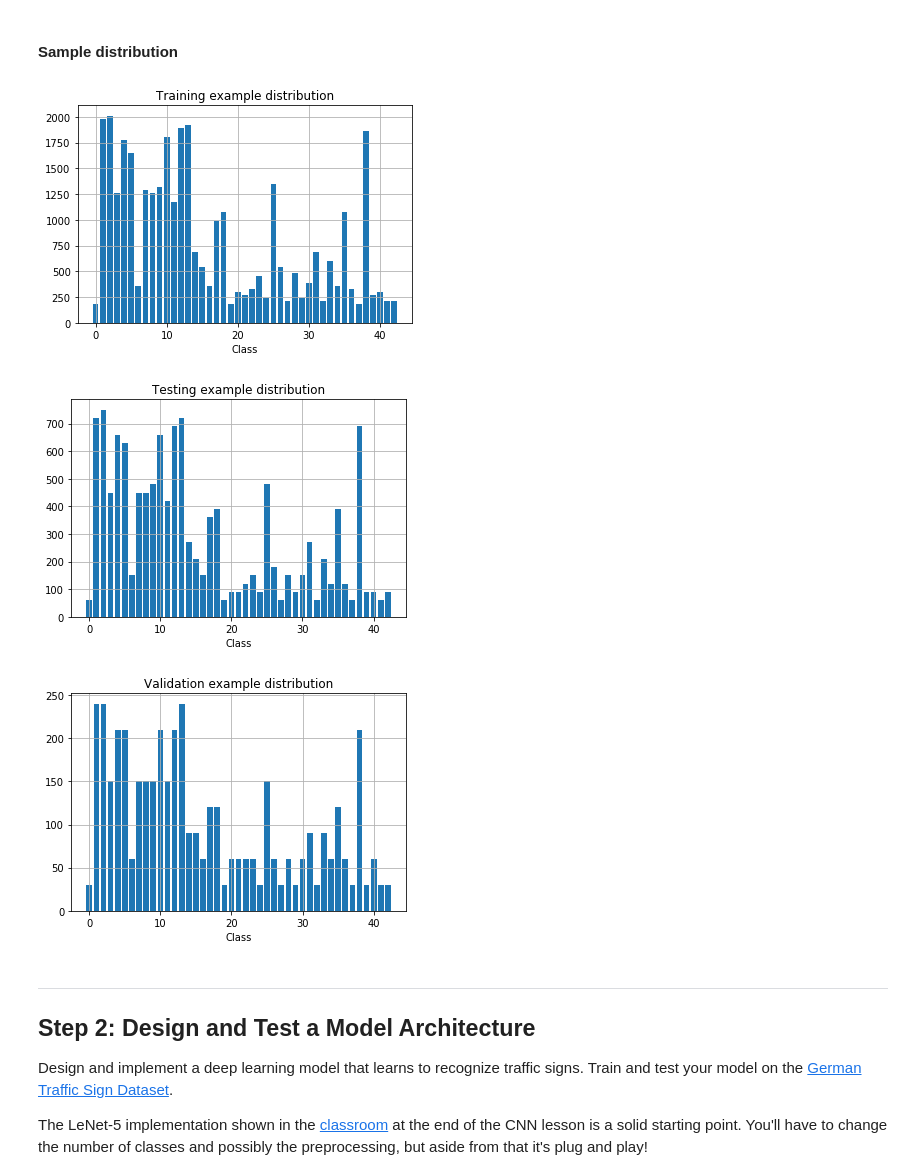
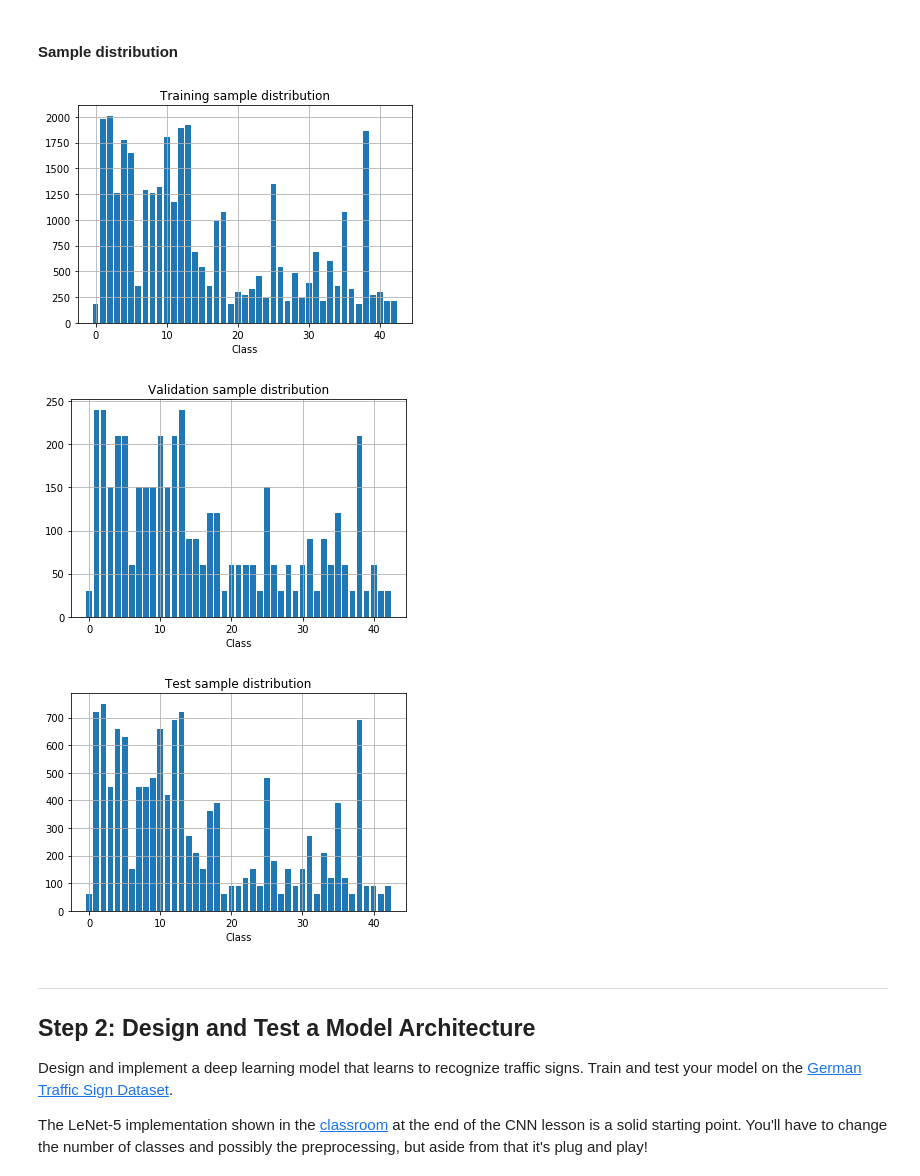
Before and after one commit to dragon7-fc/CarND-Traffic-Sign-Classifier-Project, a Jupyter notebook: Traffic_Sign_Classifier.ipynb, the cells around one changed output. Saved outputs shown, nothing was run; the diff lists cells and outputs as text; code cells hidden in the pictures.

```diff
--- a/Traffic_Sign_Classifier.ipynb
+++ b/Traffic_Sign_Classifier.ipynb
@@ -42,3 +37,25 @@ IMAGES = 'images/*'
+# %%
+TRAIN_PICKLE = '../traffic-signs-data/train.p'
+VALID_PICKLE = '../traffic-signs-data/valid.p'
+TEST_PICKLE = '../traffic-signs-data/test.p'
+SIGNNAMES_CSV = 'signnames.csv'
+IMAGES = 'images/*'
+
+SIGN_IMAGE = 'images/sign.jpg'
+TRAINING_DISTRIBUTION = 'images/training_dist.jpg'
+VALIDATION_DISTRIBUTION = 'images/validation_dist.jpg'
+TEST_DISTRIBUTION = 'images/test_dist.jpg'
+SIGN_SAMPLE = 'images/sign.jpg'
+SIGN_GRAY_SAMPLE = 'images/sign_gray.jpg'
+SIGN_GRAY_100 = 'images/sign_gray_100.jpg'
+RANDOM_SHIFT_SAMPLE = 'images/shift.jpg'
+RANDOM_ROTATE_SAMPLE = 'images/rotate.jpg'
+RANDOM_WARP_SAMPLE = 'images/warp.jpg'
+RANDOM_BLUR_SAMPLE = 'images/blur.jpg'
+RANDOM_NOISE_SAMPLE = 'images/noise.jpg'
+TRAIN_VALID_ACCURACY = 'images/train_valid_acc.jpg'
+SIGN_TEST = 'images/sign_test.jpg'
+SIGN_PREDICT = 'images/sign_pred.jpg'
 # %% [markdown]
 ---
 ## Step 0: Load The Data
@@ -132,29 +150,32 @@ plt.show()
 # %%
 y_train_unique, y_train_count = np.unique(y_train, return_counts=True)
 
 plt.bar(y_train_unique, y_train_count)
-plt.title('Training example distribution')
+plt.title('Training sample distribution')
 plt.xlabel('Class')
 plt.grid()
+plt.savefig(TRAINING_DISTRIBUTION, bbox_inches='tight', pad_inches=0)
+plt.show()
+
+y_valid_unique, y_valid_count = np.unique(y_valid, return_counts=True)
+plt.bar(y_valid_unique, y_valid_count)
+plt.title('Validation sample distribution')
+plt.xlabel('Class')
+plt.grid()
+plt.savefig(VALIDATION_DISTRIBUTION, bbox_inches='tight', pad_inches=0)
 plt.show()
 
 y_test_unique, y_test_count = np.unique(y_test, return_counts=True)
 plt.bar(y_test_unique, y_test_count)
-plt.title('Testing example distribution')
+plt.title('Test sample distribution')
 plt.xlabel('Class')
 plt.grid()
+plt.savefig(TEST_DISTRIBUTION, bbox_inches='tight', pad_inches=0)
 plt.show()
-
-y_valid_unique, y_valid_count = np.unique(y_valid, return_counts=True)
-plt.bar(y_valid_unique, y_valid_count)
-plt.title('Validation example distribution')
-plt.xlabel('Class')
-plt.grid()
-plt.show()
 # %% [output]
-[figure, old version]
+[figure, new version]
-[figure, old version]
+[figure, new version]
-[figure, old version]
+[figure, new version]
 # %% [markdown]
 ----
 
```
Also changed, not shown: parts of 16 cells of this notebook, 22 other files.
